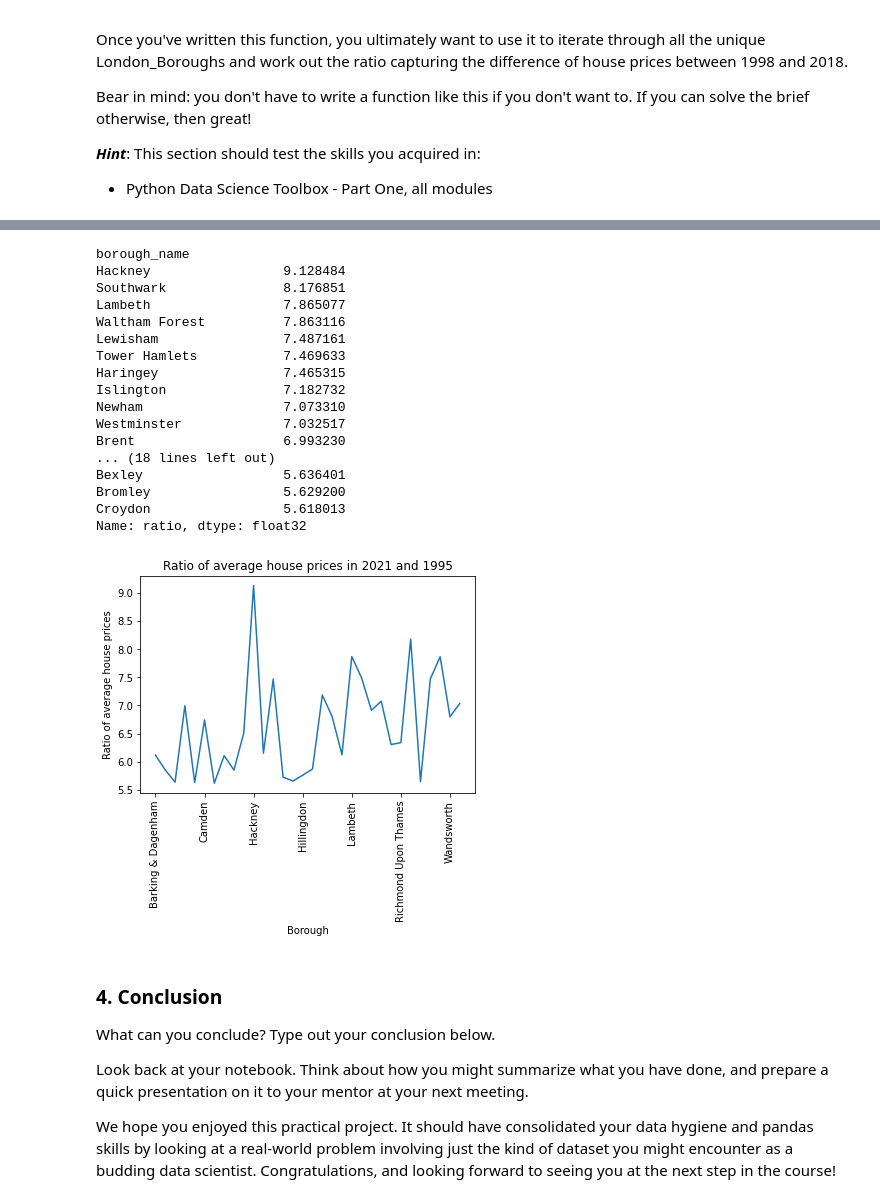
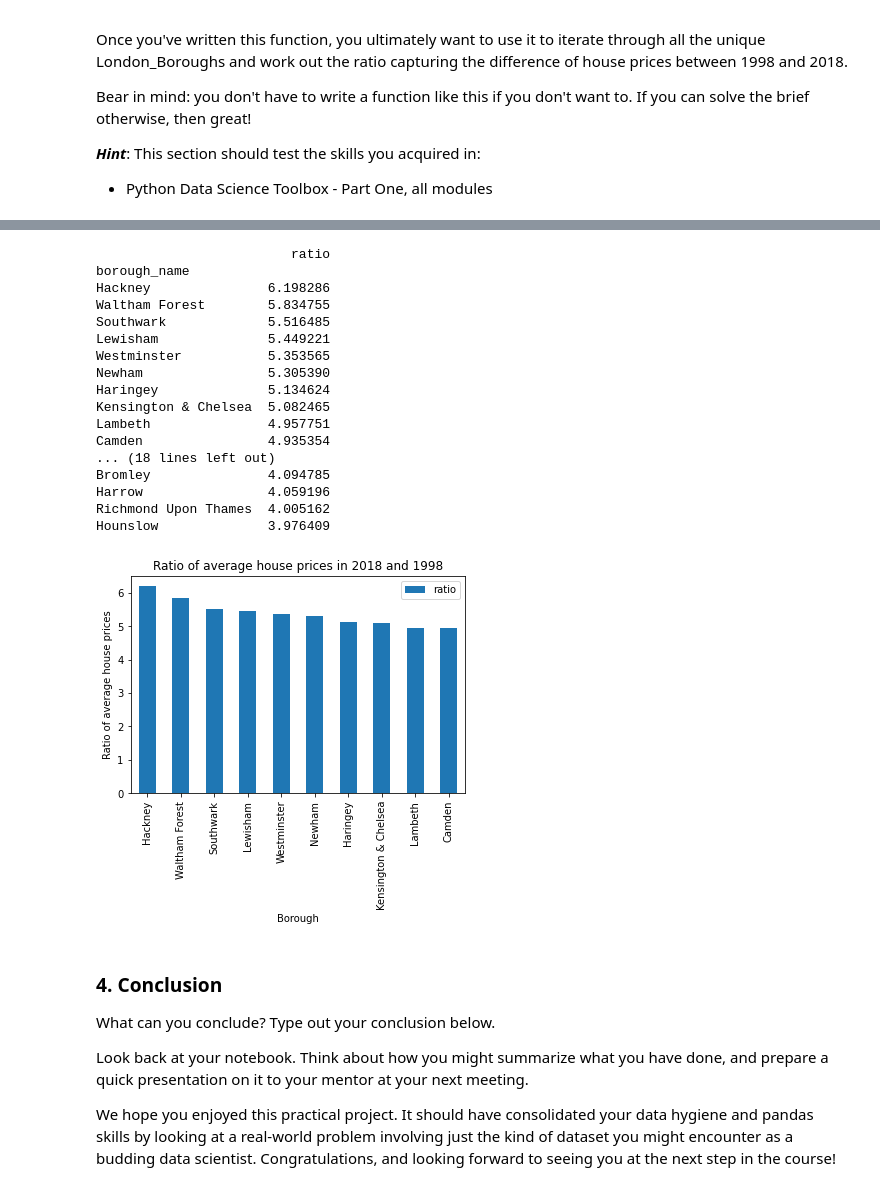
Before and after one commit to vinod-k-v/London-housing-project, a Jupyter notebook: Unit_4_Challenge_Tier_3.ipynb, the cells around one changed output, grey strips where cells are left out. Saved outputs shown, nothing was run; the diff lists cells and outputs as text; code cells hidden in the pictures.

```diff
--- a/Unit_4_Challenge_Tier_3.ipynb
+++ b/Unit_4_Challenge_Tier_3.ipynb
@@ -434,11 +443,10 @@ Bear in mind: you don't have to write a function like this if you don't want to.
 # avg_price is an object instead of float
 properties['avg_price'] = properties['avg_price'].astype('float32')
 
-properties_1995 = properties[properties['year']=='1995'].groupby(['borough_name','year'])['avg_price'].mean().reset_index()
-properties_2021 = properties[properties['year']=='2021'].groupby(['borough_name','year'])['avg_price'].mean().reset_index()
-
-properties_ratio = properties_2021['avg_price']/properties_1995['avg_price']
-properties_ratio.index = properties_1995['borough_name']
-properties_ratio.name = ("ratio")
-print(properties_ratio)
+properties_ratio = properties[properties.year.isin(['1998', '2018'])].groupby(['borough_name','year']). \
+                        mean().reset_index().pivot(index = 'borough_name', columns='year', values='avg_price'). \
+                        assign(ratio = lambda x: x.iloc[:, 1]/x.iloc[:,0])
+properties_ratio.drop(properties_ratio.columns[[0,1]], inplace=True, axis=1)
+properties_ratio.columns.name = None
+properties_ratio
 # %% [output]
@@ -462,28 +471,28 @@ Name: ratio, dtype: float32
 # %%
-print(properties_ratio.sort_values(ascending=False))
+print(properties_ratio.sort_values('ratio', ascending=False))
 # %% [output]
+                         ratio
 borough_name
-Hackney                 9.128484
-Southwark               8.176851
-Lambeth                 7.865077
-Waltham Forest          7.863116
-Lewisham                7.487161
-Tower Hamlets           7.469633
-Haringey                7.465315
-Islington               7.182732
-Newham                  7.073310
-Westminster             7.032517
-Brent                   6.993230
+Hackney               6.198286
+Waltham Forest        5.834755
+Southwark             5.516485
+Lewisham              5.449221
+Westminster           5.353565
+Newham                5.305390
+Haringey              5.134624
+Kensington & Chelsea  5.082465
+Lambeth               4.957751
+Camden                4.935354
 ... (18 lines left out)
-Bexley                  5.636401
-Bromley                 5.629200
-Croydon                 5.618013
-Name: ratio, dtype: float32
+Bromley               4.094785
+Harrow                4.059196
+Richmond Upon Thames  4.005162
+Hounslow              3.976409
 # %%
-properties_ratio.plot(xlabel='Borough', ylabel='Ratio of average house prices', title='Ratio of average house prices in 2021 and 1995', rot=90)
+properties_ratio.sort_values('ratio', ascending=False)[:10].plot(xlabel='Borough', ylabel='Ratio of average house prices', title='Ratio of average house prices in 2018 and 1998', rot=90, kind='bar')
 plt.show()
 # %% [output]
-[figure, old version]
+[figure, new version]
 # %% [markdown]
 ### 4. Conclusion
 What can you conclude? Type out your conclusion below.
```
Also changed, not shown: parts of 7 cells of this notebook.
